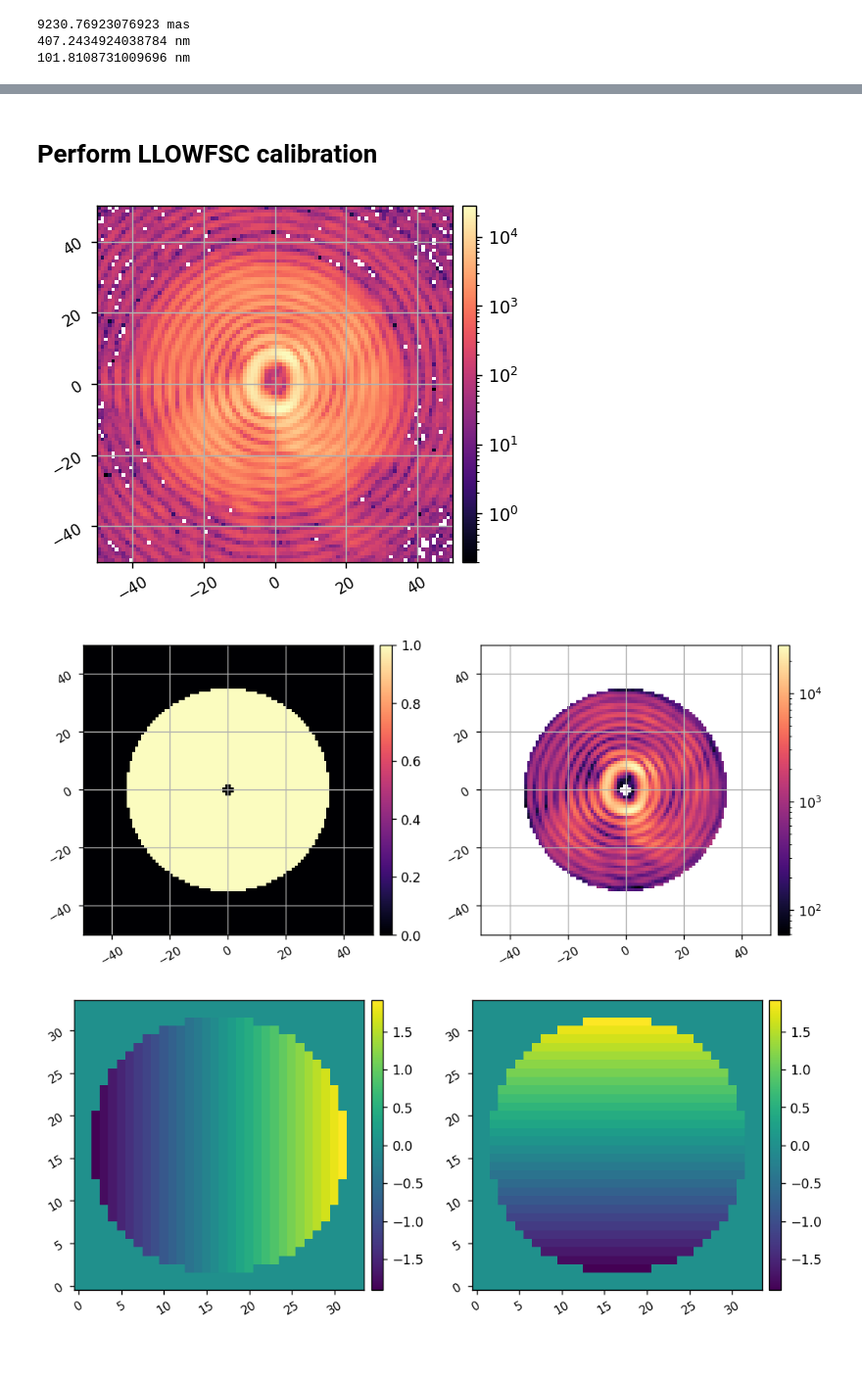
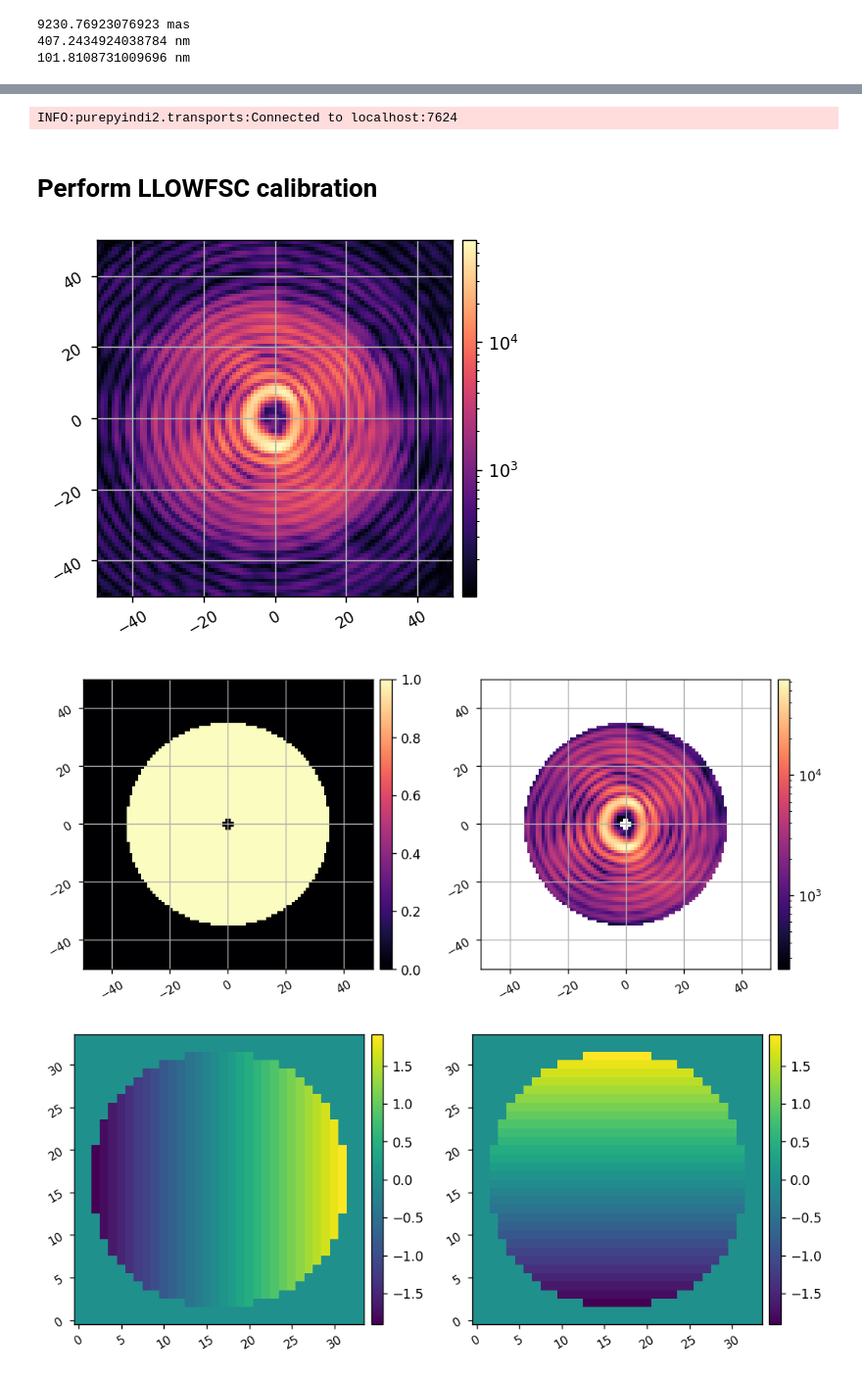
Before and after one commit to uasal/scoob-interface, a Jupyter notebook: notebooks/scoobi_demo_llowfsc.ipynb, the cells around one changed output, grey strips where cells are left out. Shown: that part at 98% size. Drawn from its saved outputs; the diff is of its cells as text; code cells hidden in the pictures.

```diff
--- a/notebooks/scoobi_demo_llowfsc.ipynb
+++ b/notebooks/scoobi_demo_llowfsc.ipynb
@@ -23,17 +23,22 @@ import lina
 
 import purepyindi
 from purepyindi import INDIClient
+import purepyindi2
+from purepyindi2 import IndiClient
+
 client0 = INDIClient('localhost', 7624)
 client0.start()
-
-import purepyindi2
-from purepyindi2 import IndiClient
 client = IndiClient()
 client.connect()
 client.get_properties()
 
-from scoobpy import utils as scoob_utils
-from magpyx.utils import ImageStream
+def restart_clients():
+    client0 = INDIClient('localhost', 7624)
+    client0.start()
+
+    client = IndiClient()
+    client.connect()
+    client.get_properties()
 
 wavelength = 633e-9
 # %% [output]
@@ -65,8 +70,8 @@ I.df_locam = copy.copy(dark_frame)
 # %% [output]
 [figure]
 # %%
-I.x_shift_locam = 8
-I.y_shift_locam = 4
+I.x_shift_locam = 7
+I.y_shift_locam = 3
 I.Nframes_locam = 5
 
 I.att_ref = 0
@@ -77,7 +82,7 @@ I.att = 0
 I.texp_locam = 0.0001
 I.gain_locam = 120
 I.return_ni_locam = True
-I.subtract_dark_locam = True
+# I.subtract_dark_locam = True
 
 ref_im = I.stack_locam()
 imshow1(ref_im, grid=True, pxscl=1, lognorm=True)
@@ -164,0 +186,4 @@ scoobi.set_kilo_mod_rate(100, client0)
+# %%
+restart_clients()
+# %% [output]
+INFO:purepyindi2.transports:Connected to localhost:7624
@@ -171,24 +201,24 @@ scoobi.stop_kilo_mod(client0)
 # %% [markdown]
 # Perform LLOWFSC calibration
 # %%
-I.x_shift_locam = 8
-I.y_shift_locam = 4
-I.Nframes_locam = 5
+I.x_shift_locam = 7
+I.y_shift_locam = 3
+I.Nframes_locam = 25
 
 I.att_ref = 0
 I.texp_locam_ref = 0.0001
 I.gain_locam_ref = 120
 
 I.att = 0
 I.texp_locam = 0.0001
 I.gain_locam = 120
 I.return_ni_locam = True
 I.subtract_dark_locam = True
 
 ref_im = I.stack_locam()
 imshow1(ref_im, grid=True, pxscl=1, lognorm=True)
 # %% [output]
-[figure, old version]
+[figure, new version]
 # %%
 irad = 2
 orad = 35
@@ -196,7 +226,7 @@ control_mask = ensure_np_array(lina.utils.create_annular_focal_plane_mask(I.nloc
 
 imshow2(control_mask, ref_im * control_mask, grid=True, pxscl=1, lognorm2=True)
 # %% [output]
-[figure, old version]
+[figure, new version]
 # %%
 Nmodes = 2
 dm_zernikes = lina.utils.create_zernike_modes(I.dm_pupil_mask, nmodes=Nmodes, remove_modes=1)
```
Also changed, not shown: parts of 11 cells of this notebook, 1 other file.
